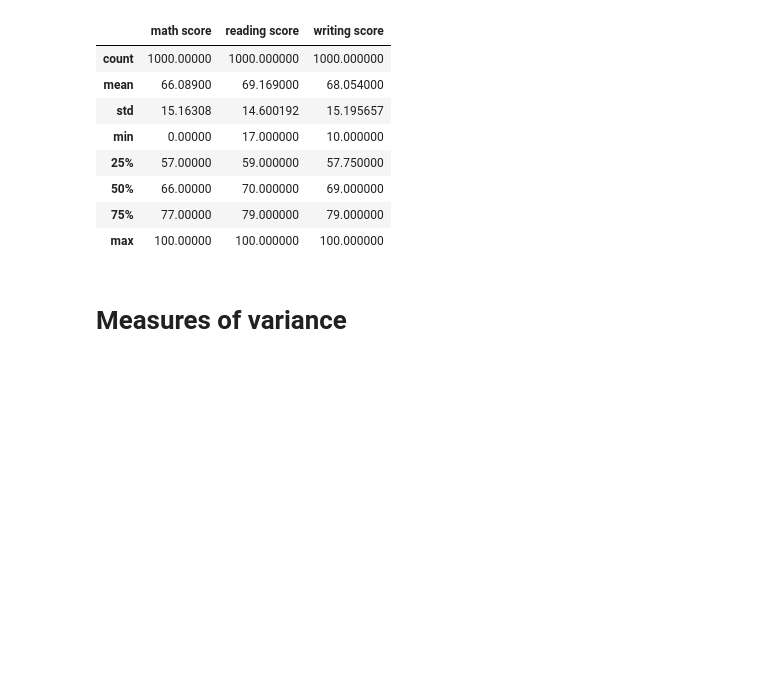
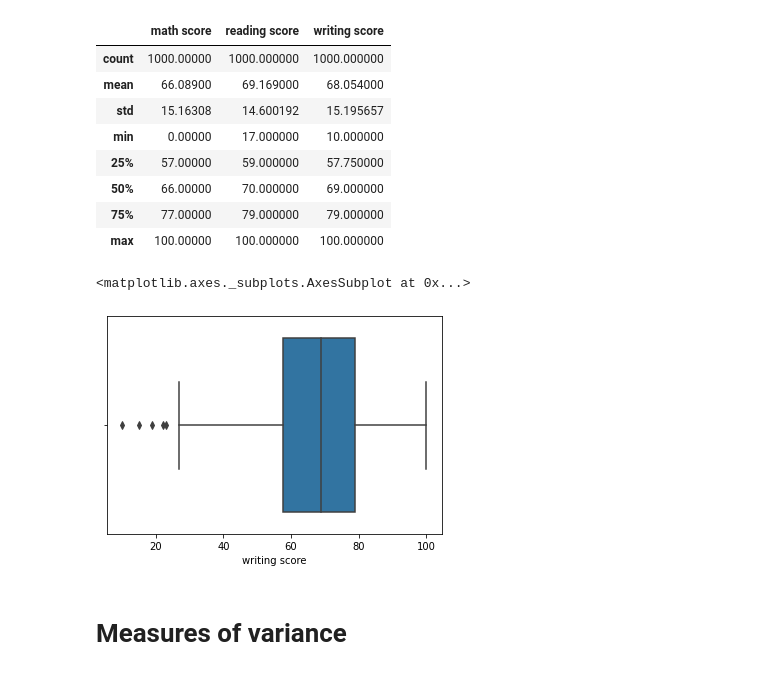
Before and after one commit to dayanandv/Data-Science, a Jupyter notebook: Descriptive_Statistics.ipynb, the cells around one changed output. Cells and saved outputs as stored; diff of their text form; code cells hidden in the pictures; blank space fills up the shorter version.

```diff
--- a/Descriptive_Statistics.ipynb
+++ b/Descriptive_Statistics.ipynb
@@ -218,6 +225,11 @@ d2.describe()
 | 50% | 66.00000 | 70.000000 | 69.000000 |
 | 75% | 77.00000 | 79.000000 | 79.000000 |
 | max | 100.00000 | 100.000000 | 100.000000 |
+# %%
+sns.boxplot(d2['writing score'])
+# %% [output]
+<matplotlib.axes._subplots.AxesSubplot at 0x...>
+[figure, added]
 # %% [markdown]
 # Measures of variance
 # %%
```
Also changed, not shown: parts of 2 cells of this notebook.
